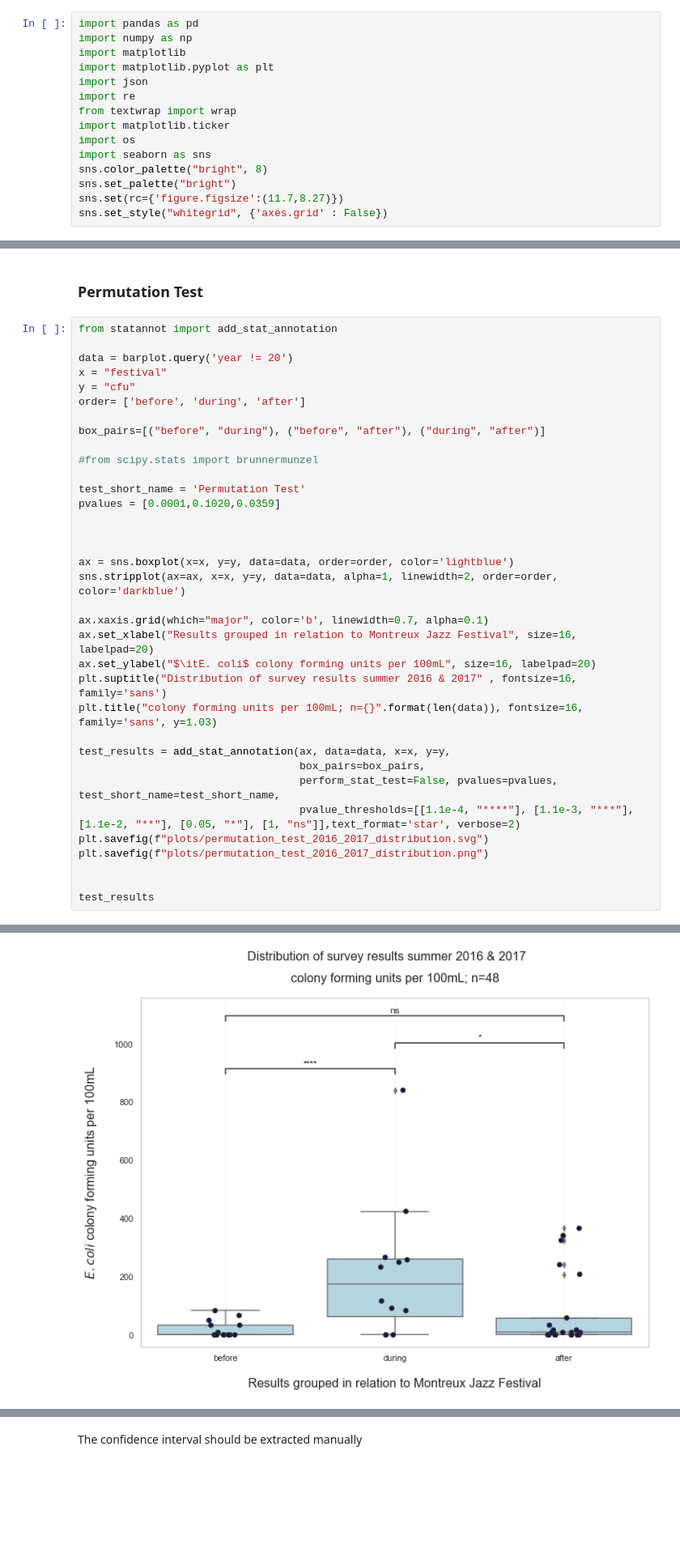
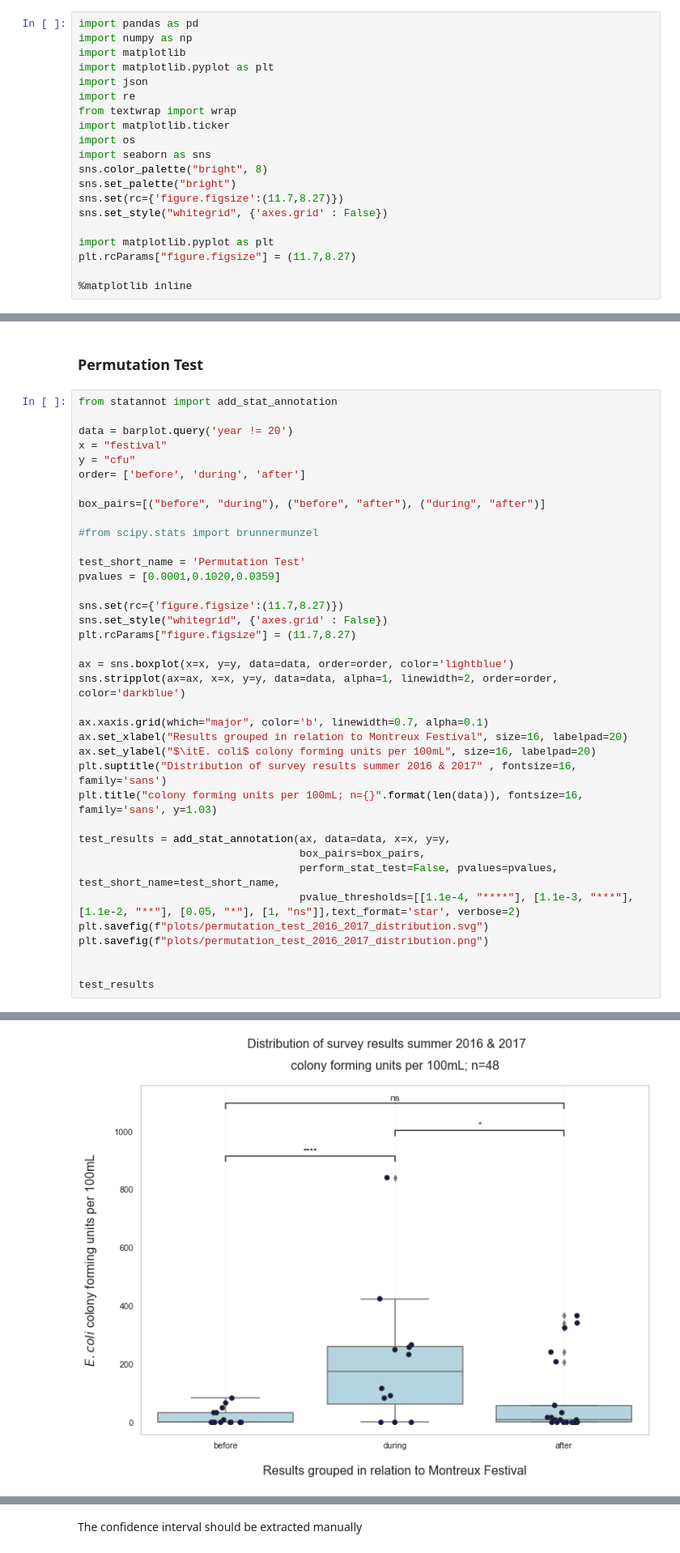
Before and after one commit to Hackuarium/montreux-water-quality, a Jupyter notebook: 2-plots.ipynb, the cells around one changed output, grey strips where cells are left out. Shown at 81% size. Cells and saved outputs as stored; diff of their text form; blank space fills up the shorter version.

```diff
--- a/2-plots.ipynb
+++ b/2-plots.ipynb
@@ -20,6 +20,11 @@ sns.color_palette("bright", 8)
 sns.set_palette("bright")
 sns.set(rc={'figure.figsize':(11.7,8.27)})
 sns.set_style("whitegrid", {'axes.grid' : False})
+
+import matplotlib.pyplot as plt
+plt.rcParams["figure.figsize"] = (11.7,8.27)
+
+%matplotlib inline
 # %%
 def append_vars(ds, cols):
     v=ds[cols]
@@ -362,13 +388,15 @@ box_pairs=[("before", "during"), ("before", "after"), ("during", "after")]
 test_short_name = 'Permutation Test'
 pvalues = [0.0001,0.1020,0.0359]
 
-
+sns.set(rc={'figure.figsize':(11.7,8.27)})
+sns.set_style("whitegrid", {'axes.grid' : False})
+plt.rcParams["figure.figsize"] = (11.7,8.27)
 
 ax = sns.boxplot(x=x, y=y, data=data, order=order, color='lightblue')
 sns.stripplot(ax=ax, x=x, y=y, data=data, alpha=1, linewidth=2, order=order, color='darkblue')
 
 ax.xaxis.grid(which="major", color='b', linewidth=0.7, alpha=0.1)
-ax.set_xlabel("Results grouped in relation to Montreux Jazz Festival", size=16, labelpad=20)
+ax.set_xlabel("Results grouped in relation to Montreux Festival", size=16, labelpad=20)
 ax.set_ylabel("$\itE. coli$ colony forming units per 100mL", size=16, labelpad=20)
 plt.suptitle("Distribution of survey results summer 2016 & 2017" , fontsize=16, family='sans')
 plt.title("colony forming units per 100mL; n={}".format(len(data)), fontsize=16, family='sans', y=1.03)
@@ -397,7 +425,7 @@ before v.s. after: Custom statistical test, P_val:1.020e-01
  [<statannot.StatResult.StatResult at 0x...>,
   <statannot.StatResult.StatResult at 0x...>,
   <statannot.StatResult.StatResult at 0x...>])
-[figure, old version]
+[figure, new version]
 # %%
 import matplotlib.ticker as ticker
 
```
Also changed, not shown: parts of 16 cells of this notebook, 34 other files.
